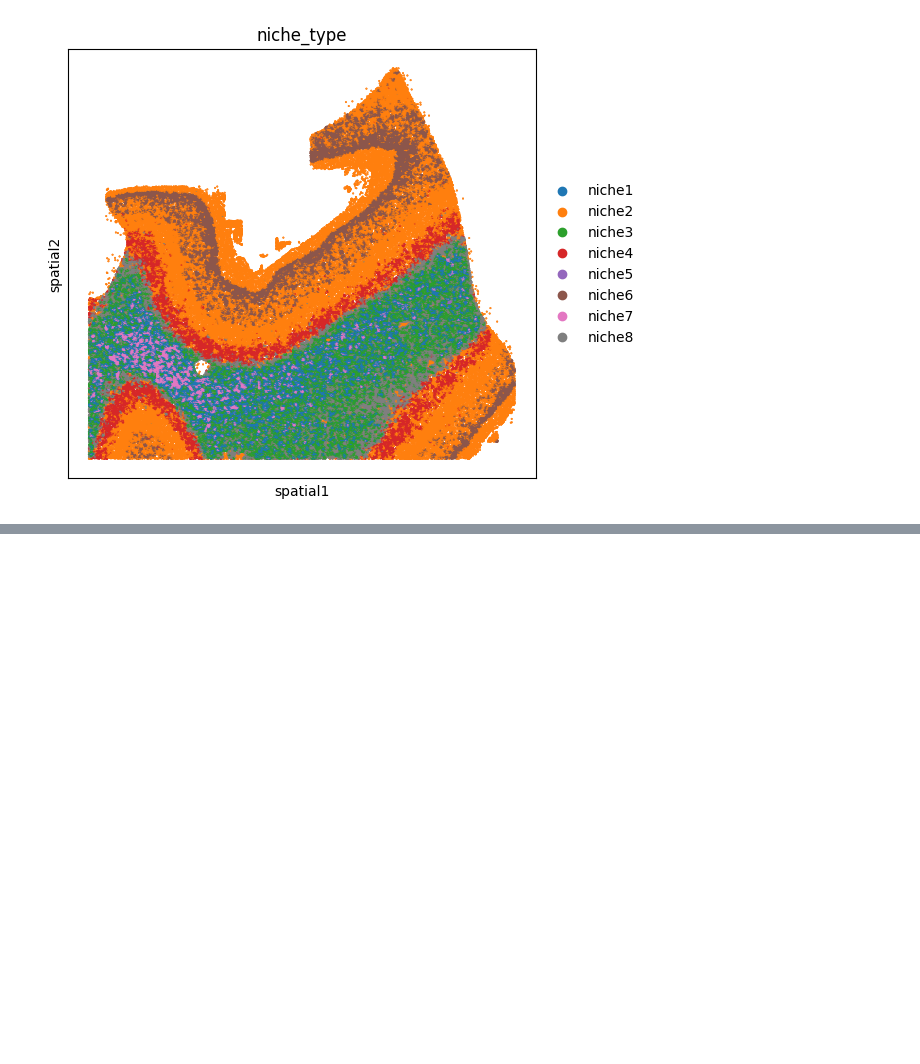
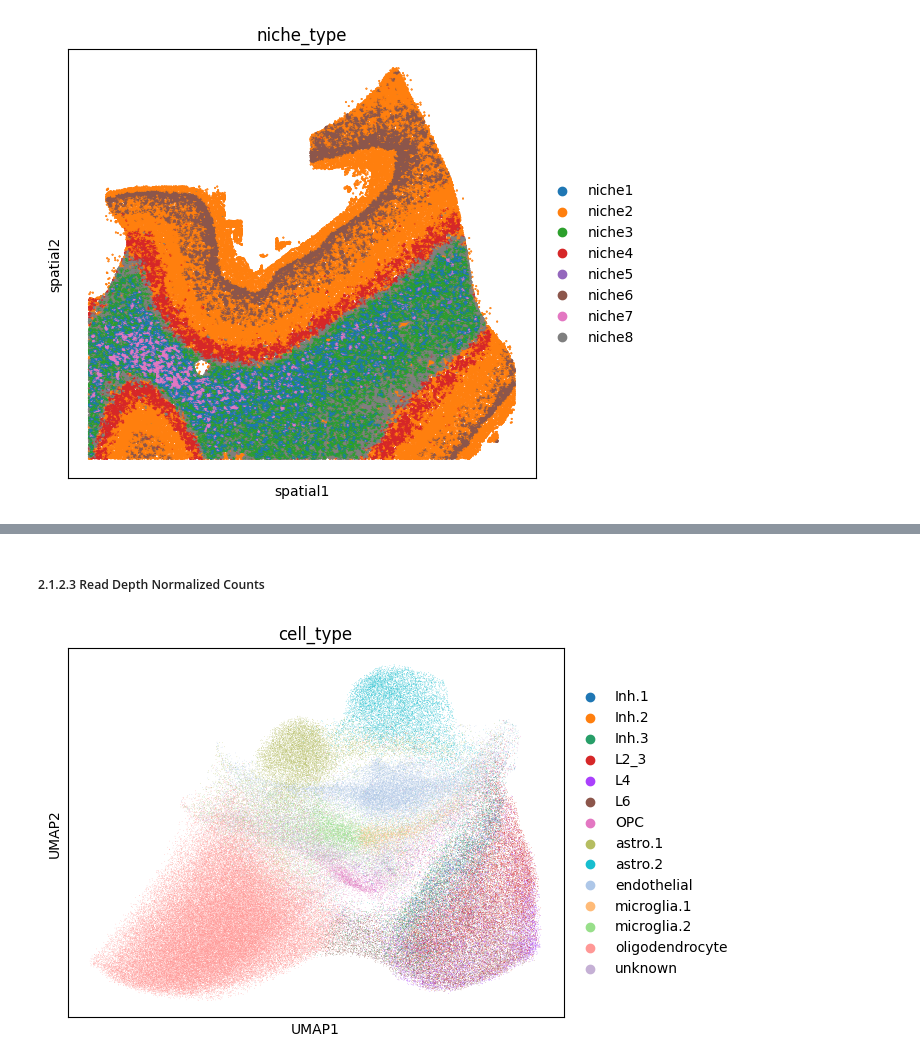
Before and after one commit to Lotfollahi-lab/terra-reproducibility, a Jupyter notebook: notebooks/data_preparation.ipynb, the cells around one changed output, grey strips where cells are left out. Saved outputs shown, nothing was run; the diff lists cells and outputs as text; code cells hidden in the pictures; blank space fills up the shorter version.

```diff
--- a/notebooks/data_preparation.ipynb
+++ b/notebooks/data_preparation.ipynb
@@ -180,0 +185,2 @@ sc.pl.umap(adata,
+# %% [markdown]
+##### 2.1.2.3 Read Depth Normalized Counts
@@ -180,0 +196,6 @@ sc.pl.umap(adata,
+# %%
+# Visualize cell types in read depth normalized count-based UMAP space
+sc.pl.umap(adata,
+           color=["cell_type"])
+# %% [output]
+[figure, added]
```
Also changed, not shown: parts of 23 cells of this notebook, 1 other file.
